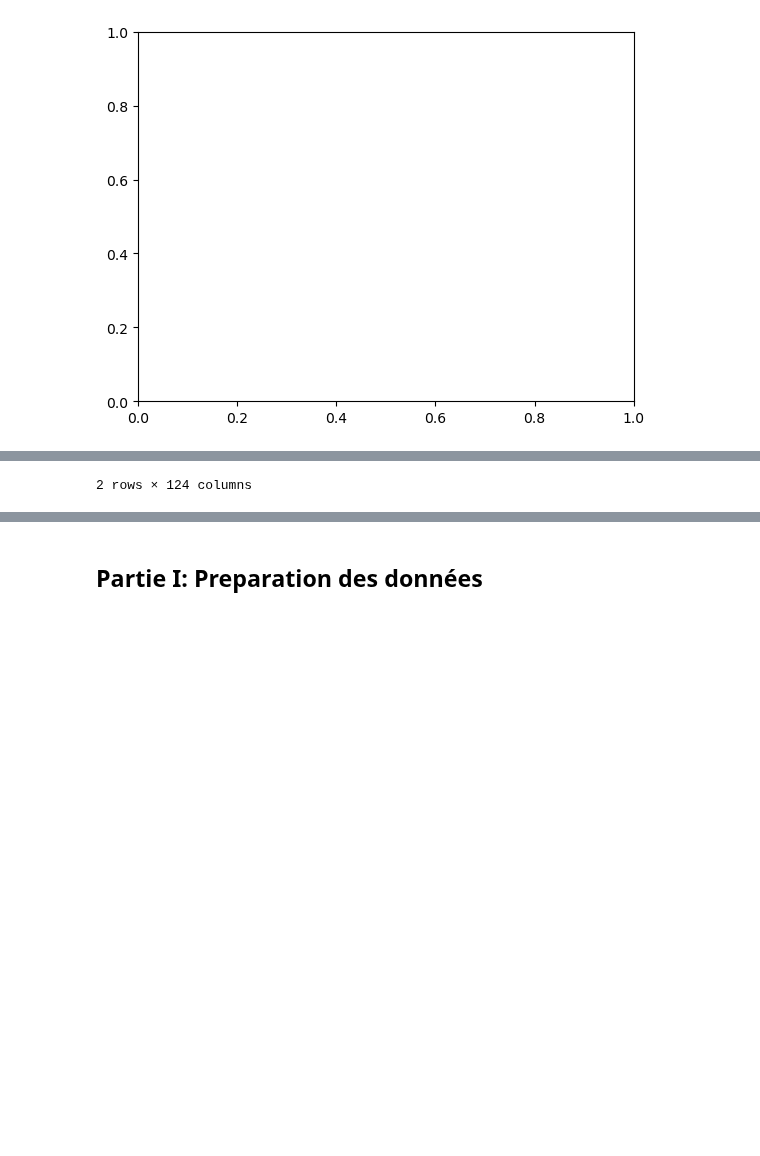
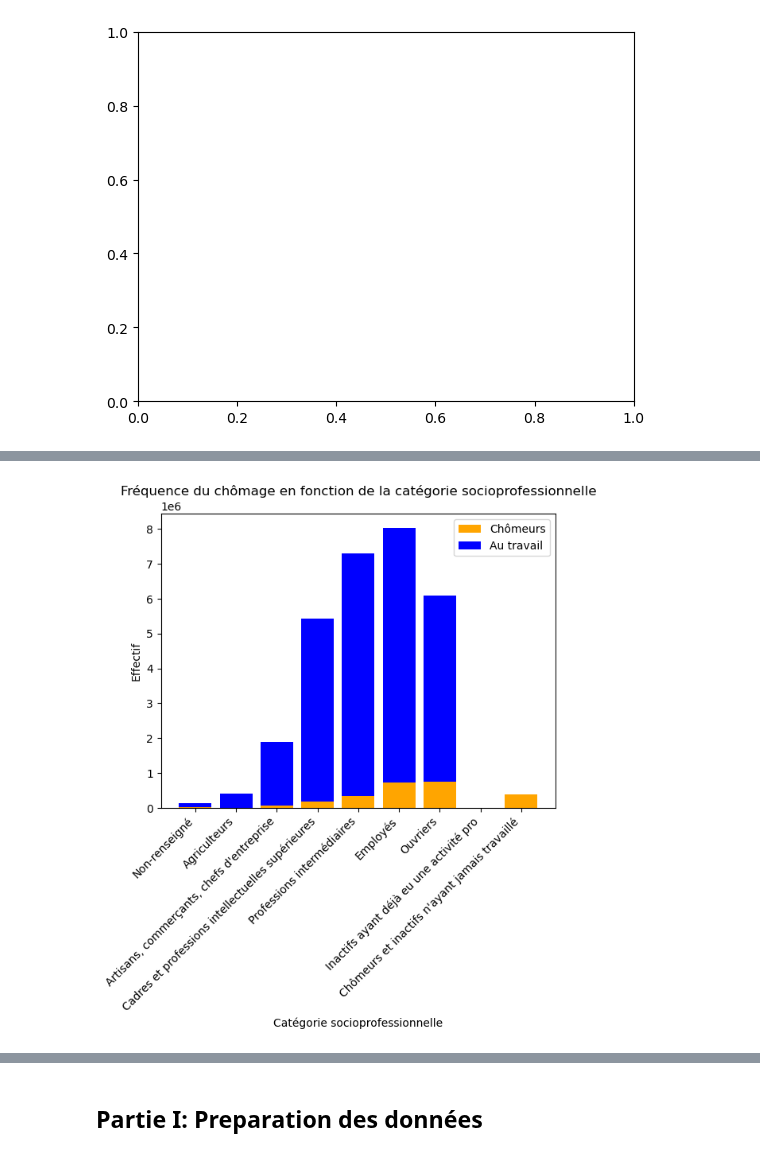
Before and after one commit to Alexis-Barrau/python_ensae, a Jupyter notebook: Scripts/Script first analysis.ipynb, the cells around one changed output, grey strips where cells are left out. Drawn from its saved outputs; the diff is of its cells as text; code cells hidden in the pictures; blank space fills up the shorter version.

```diff
--- a/Scripts/Script first analysis.ipynb
+++ b/Scripts/Script first analysis.ipynb
@@ -85,0 +99,14 @@ ValueError: Invalid RGBA argument: 3.0
+# %%
+#Catégories possibles
+categories = ["Non-renseigné", "Agriculteurs", "Artisans, commerçants, chefs d'entreprise", "Cadres et professions intellectuelles supérieures", "Professions intermédiaires", "Employés", "Ouvriers", "Inactifs ayant déjà eu une activité pro", "Chômeurs et inactifs n'ayant jamais travaillé", "NA"]
+value = EEC_2019["CSTOTR"].unique()
+
+#tableau avec CSTOR/Effectif en emploi/Effectif chômeur tout cela pondéré par EXTRIAN
+result_dict = {"CSTOTR": value, 'Effectif_emploi': [], 'Effectif_chom':[]}  #à chaque valeur on associe la somme des occurences pondérées
+for val in value :
+    somme_pond_E = EEC_2019[(EEC_2019["CSTOTR"] == val) & (EEC_2019["ACTEU"]==1)]["EXTRIAN"].sum()
+    somme_pond_C = EEC_2019[(EEC_2019["CSTOTR"] == val)& (EEC_2019["ACTEU"]==2)]["EXTRIAN"].sum()
+    result_dict['Effectif_emploi'].append(round(somme_pond_E,0))
+    result_dict['Effectif_chom'].append(round(somme_pond_C,0))
+data = pd.DataFrame(result_dict).sort_values(by="CSTOTR").reset_index(drop=True)
+data
@@ -86,3 +125,11 @@ ValueError: Invalid RGBA argument: 3.0
 # %%
-EEC_2019[EEC_2019["IDENTM"]==2]
+
+plt.bar(data["CSTOTR"],data["Effectif_chom"], color='orange', label='Chômeurs')
+plt.bar(data["CSTOTR"],data["Effectif_emploi"], color='blue', label='Au travail', bottom=data["Effectif_chom"])
+plt.title('Fréquence du chômage en fonction de la catégorie socioprofessionnelle')
+plt.xlabel('Catégorie socioprofessionnelle')
+plt.ylabel('Effectif')
+plt.xticks(data["CSTOTR"],categories, rotation=45, ha='right')
+plt.legend()
+plt.show()
 # %% [output]
@@ -92 +136 @@ EEC_2019[EEC_2019["IDENTM"]==2]
-2 rows × 124 columns
+[figure, added]
```
Also changed, not shown: parts of 24 cells of this notebook.
